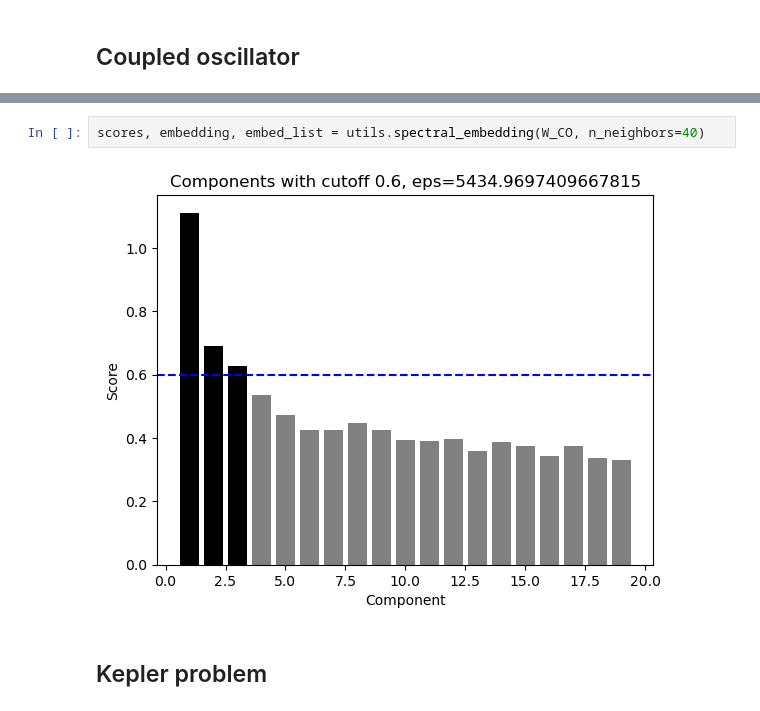
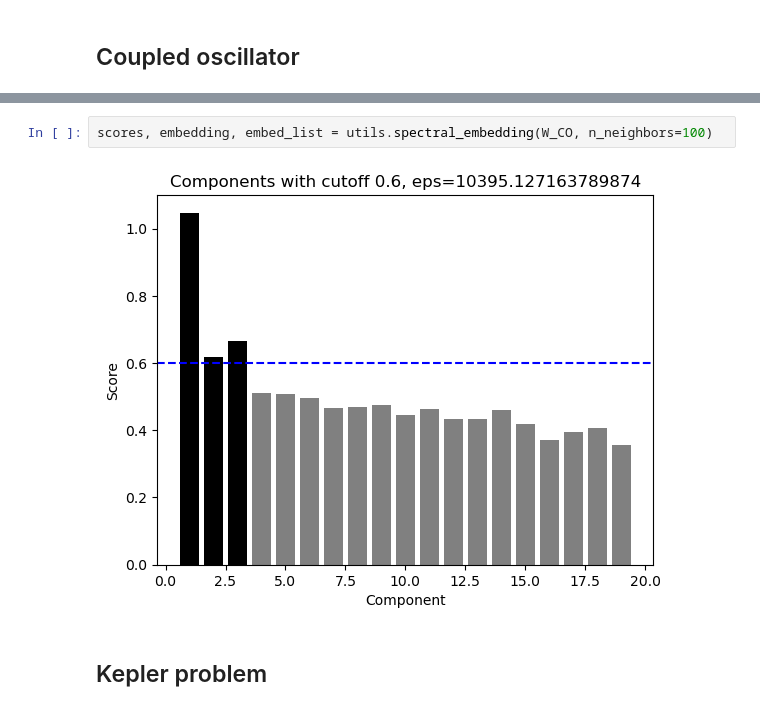
Before and after one commit to waleko/ai-prentice-conservation-laws, a Jupyter notebook: Replicating Soljacic.ipynb, the cells around one changed output, grey strips where cells are left out. Saved outputs shown, nothing was run; the diff lists cells and outputs as text.

```diff
--- a/Replicating Soljacic.ipynb
+++ b/Replicating Soljacic.ipynb
@@ -109,7 +110,7 @@ plt.matshow(W_CO)
 # %%
-scores, embedding, embed_list = utils.spectral_embedding(W_CO, n_neighbors=40)
+scores, embedding, embed_list = utils.spectral_embedding(W_CO, n_neighbors=100)
 # %% [output]
-[figure, old version]
+[figure, new version]
 # %% [markdown]
 ## Kepler problem
 # %%
```
Also changed, not shown: parts of 25 cells of this notebook, 1 other file.
